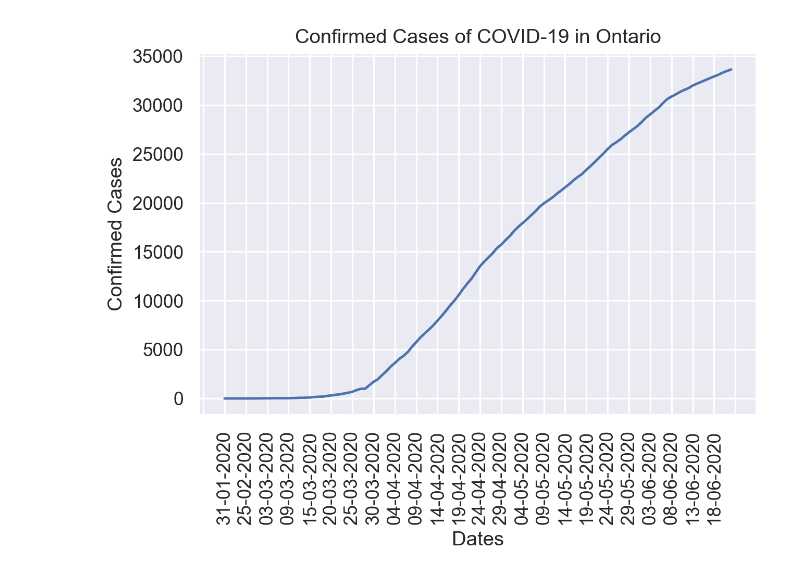
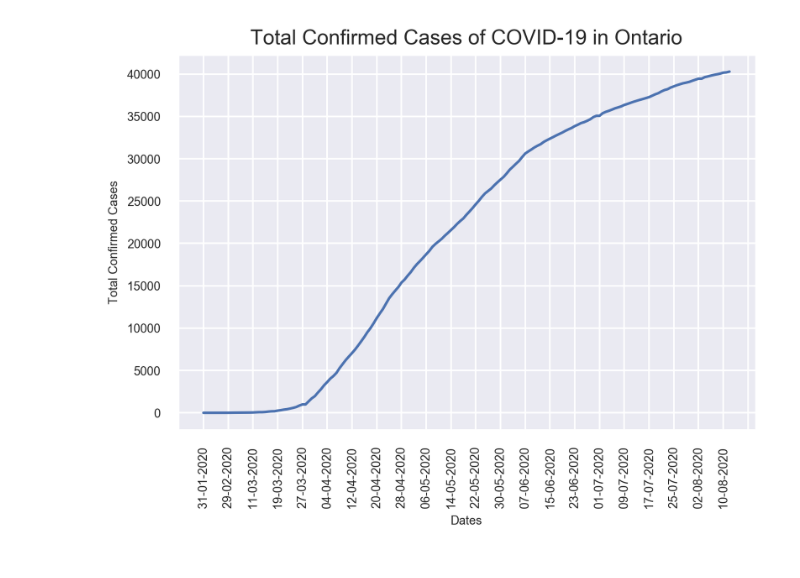
Before and after one commit to MichaszJ/Ontario-COVID-19, a Jupyter notebook: Ontario-COVID-19.ipynb, the cells around one changed output. Drawn from its saved outputs; the diff is of its cells as text; code cells hidden in the pictures.

Commit message:
Data update, code refresh, added plot
Updated with data from 8/13, rewrote code to be cleaner/readable (tried to incorporate good data science practices), added an active cases over time plot

```diff
--- a/Ontario-COVID-19.ipynb
+++ b/Ontario-COVID-19.ipynb
@@ -15,20 +19,31 @@ dates = ontario_data.transpose().iloc[3]
+# %%
+# extracting data from Ontario
+ontario_filter = total_data['prname'] == 'Ontario'
+ontario_data1 = total_data.loc[ontario_filter, :]
+
+# extracting confirmed cases and dates
+ontario_confirmed_cases = ontario_data1['numtotal'].values
+dates1 = ontario_data1['date'].values
 # %%
 # plotting confirmed cases over time
 sns.set()
-fig, ax = plt.subplots(dpi=230)
+fig, ax = plt.subplots(dpi=300)
 
-ax.plot(dates.iloc[0:], ontario_confirmed_cases.iloc[0:])
+ax.plot(dates1, ontario_confirmed_cases)
 
-ax.set_xlabel('Dates')
-ax.set_ylabel('Confirmed Cases')
-ax.set_title('Confirmed Cases of COVID-19 in Ontario')
+ax.set_xlabel('Dates', fontsize = 7)
+ax.set_ylabel('Total Confirmed Cases', fontsize = 7)
+ax.set_title('Total Confirmed Cases of COVID-19 in Ontario')
+
+ax.tick_params(axis = 'x', labelsize = 7)
+ax.tick_params(axis = 'y', labelsize = 7)
 
 # https://kite.com/python/answers/how-to-rotate-axis-labels-in-matplotlib-in-python
-plt.xticks(rotation=90)
+plt.xticks(rotation = 90)
 
 # https://jakevdp.github.io/PythonDataScienceHandbook/04.10-customizing-ticks.html
-ax.xaxis.set_major_locator(plt.MultipleLocator(5))
+ax.xaxis.set_major_locator(plt.MultipleLocator(8))
 
 plt.show()
 # %% [output]
-[figure, old version]
+[figure, new version]
```
Also changed, not shown: parts of 7 cells of this notebook.
